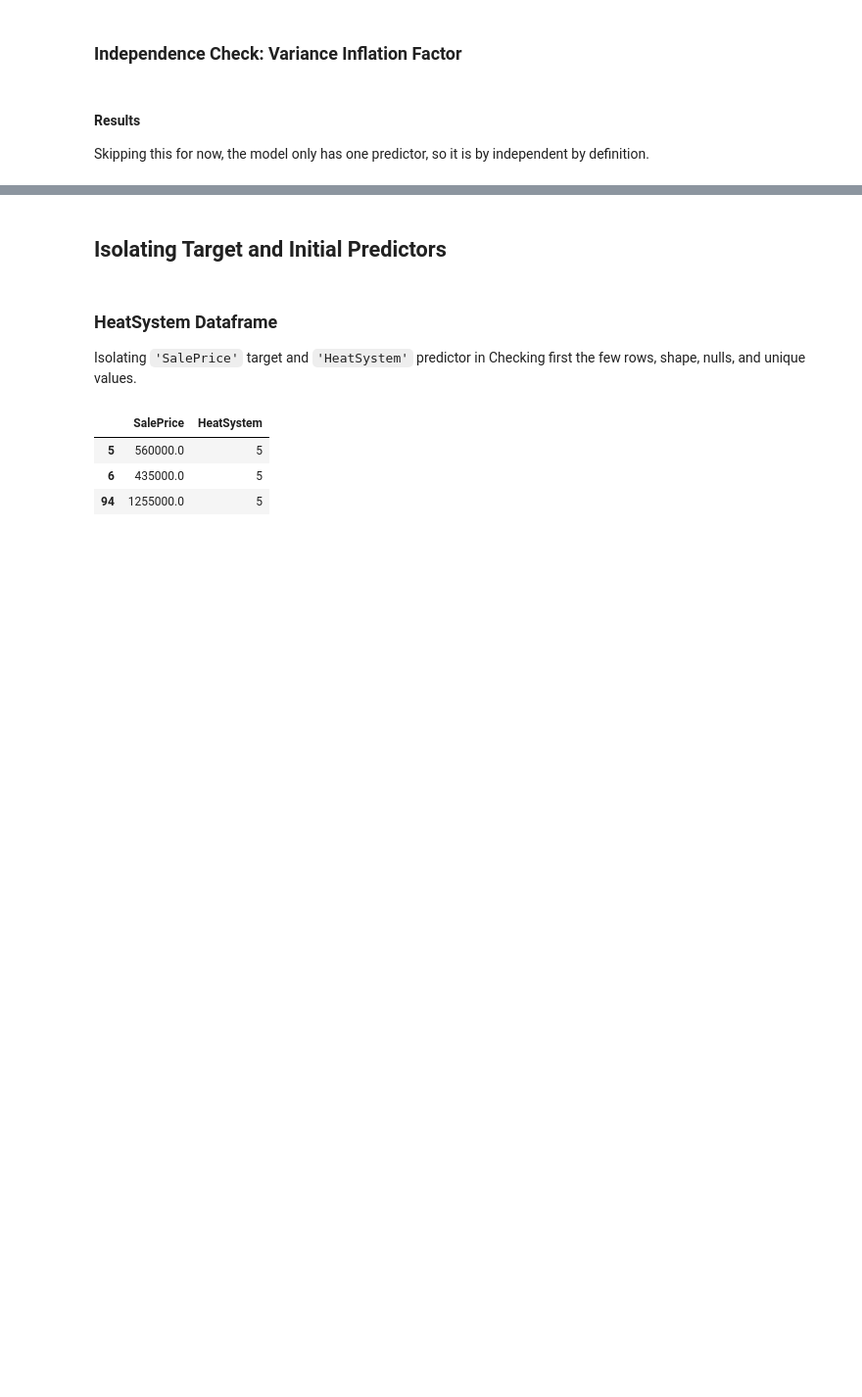
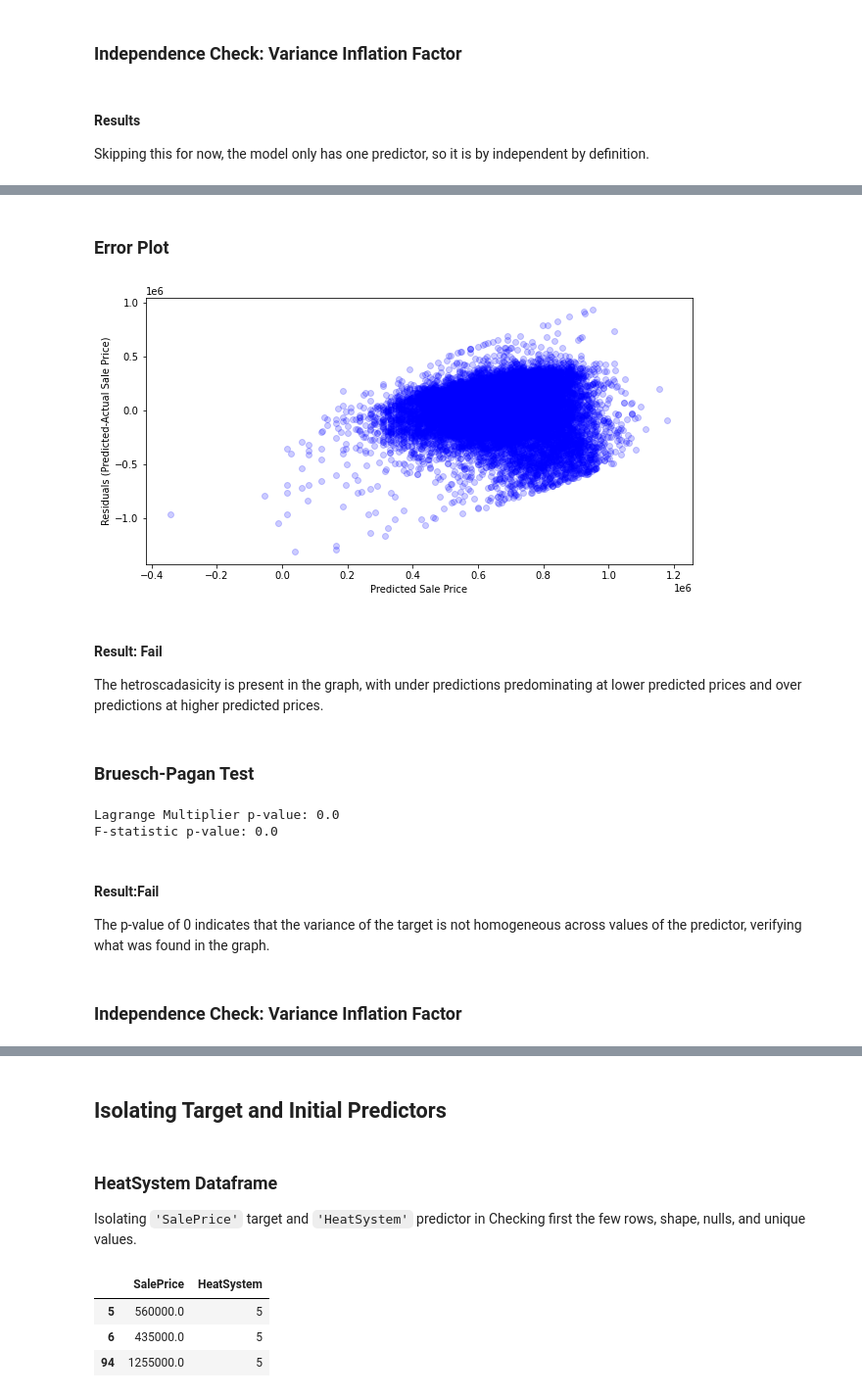
Before and after one commit to jeffreyhwatson/King_Co_Price_Analysis, a Jupyter notebook: notebooks/exploratory/eda_sql.ipynb, the cells around one changed output, grey strips where cells are left out. Shown at 98% size. Drawn from its saved outputs; the diff is of its cells as text; code cells hidden in the pictures; blank space fills up the shorter version.

```diff
--- a/notebooks/exploratory/eda_sql.ipynb
+++ b/notebooks/exploratory/eda_sql.ipynb
@@ -2318,0 +2371,2 @@ Skipping this for now, the model only has one predictor, so it is by independent
+# %%
+formula = "SalePrice ~ SqFtTotLiving_log + SqFt1stFloor"
@@ -2318,0 +2375,4 @@ Skipping this for now, the model only has one predictor, so it is by independent
+# %%
+model6 = ols(formula, data=model6_df)
+# %%
+model6_results = model6.fit();
@@ -2318,0 +2447,32 @@ Skipping this for now, the model only has one predictor, so it is by independent
+# %% [markdown]
+### Error Plot
+# %%
+# getting the real and predicted sale prices
+y = model6_df['SalePrice']
+y_hat = model6_results.predict()
+# %%
+# plotting residuals vs predicted prices
+fig, ax = plt.subplots(figsize=(10,5))
+ax.set(xlabel='Predicted Sale Price',
+        ylabel='Residuals (Predicted-Actual Sale Price)')
+ax.scatter(x=y_hat, y=y_hat-y, color="blue", alpha=0.2);
+# %% [output]
+[figure, added]
+# %% [markdown]
+#### Result: Fail
+The hetroscadasicity is present in the graph, with under predictions predominating at lower predicted prices and over predictions at higher predicted prices.
+# %% [markdown]
+### Bruesch-Pagan Test
+# %%
+cols = ['SqFtTotLiving_log', 'SqFt1stFloor']
+lm, lm_p_value, fvalue, f_p_value = het_breuschpagan(y-y_hat, model6_df[cols])
+print('Lagrange Multiplier p-value:', lm_p_value)
+print('F-statistic p-value:', f_p_value)
+# %% [output]
+Lagrange Multiplier p-value: 0.0
+F-statistic p-value: 0.0
+# %% [markdown]
+#### Result:Fail
+The p-value of 0 indicates that the variance of the target is not homogeneous across values of the predictor, verifying what was found in the graph.
+# %% [markdown]
+### Independence Check:  Variance Inflation Factor
```
Also changed, not shown: parts of 178 cells of this notebook, 5 other files.
